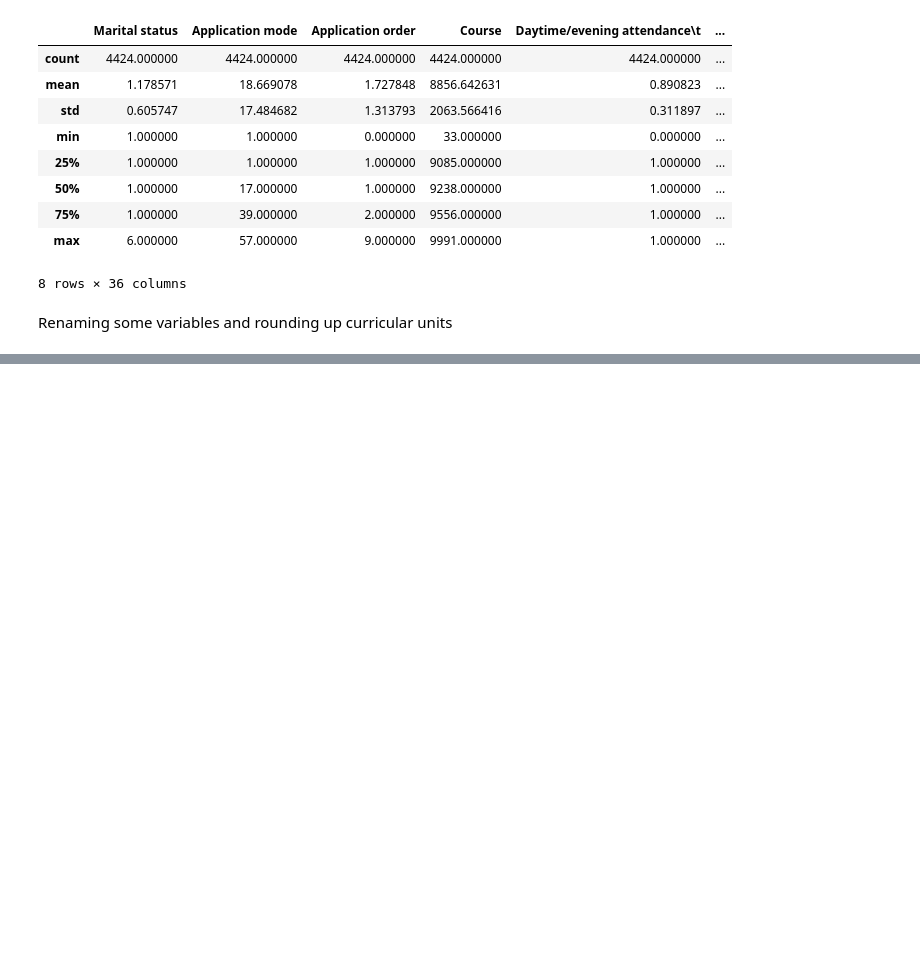
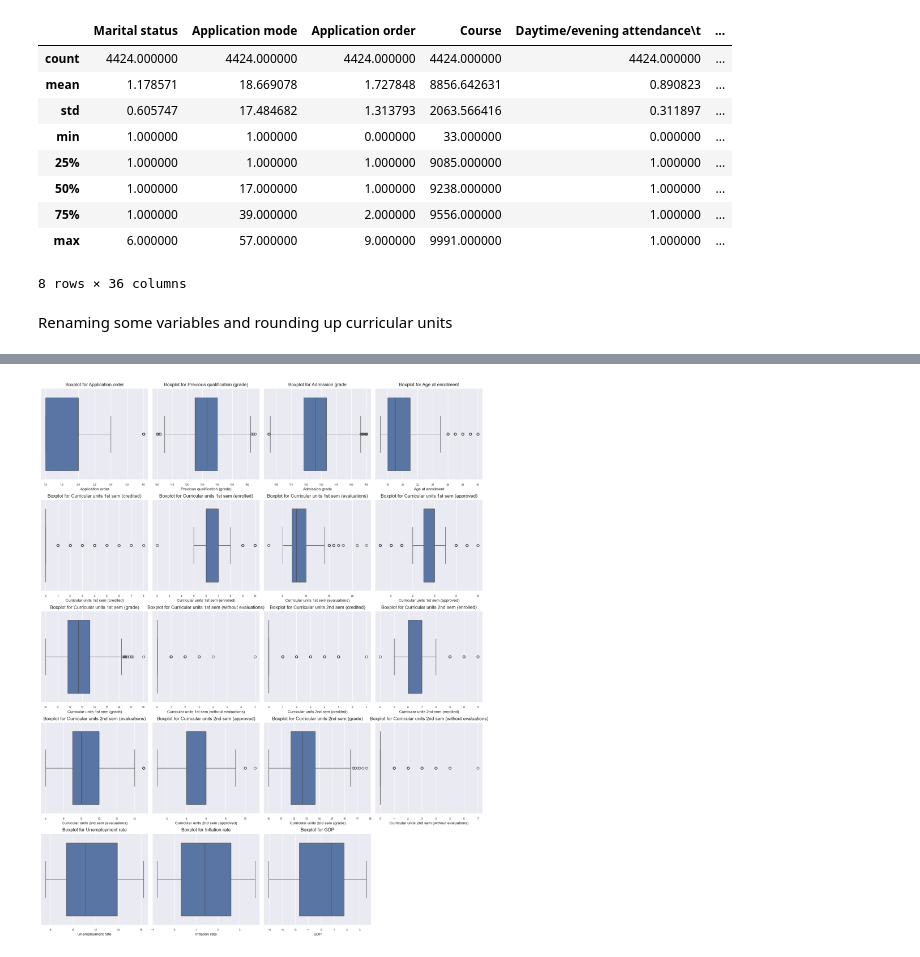
Before and after one commit to MSC-DS-Y1/Applied-Machine-Learning-Project, a Jupyter notebook: src/dataset/data_cleaning.ipynb, the cells around one changed output, grey strips where cells are left out. Saved outputs shown, nothing was run; the diff lists cells and outputs as text; code cells hidden in the pictures; blank space fills up the shorter version.

Commit message:
Outlier detection

```diff
--- a/src/dataset/data_cleaning.ipynb
+++ b/src/dataset/data_cleaning.ipynb
@@ -82,0 +113,78 @@ plt.show()
+# %%
+thresholds = [
+    {"Name": "Marital status", "UpperThreshold": 0, "LowerThreshold": 0},
+    {"Name": "Application mode", "UpperThreshold": 0, "LowerThreshold": 0},
+    {"Name": "Application order", "UpperThreshold": 4, "LowerThreshold": 0},
+    {"Name": "Course", "UpperThreshold": 0, "LowerThreshold": 0},
+    {"Name": "Daytime/evening attendance", "UpperThreshold": 0, "LowerThreshold": 0},
+    {"Name": "Previous qualification", "UpperThreshold": 0, "LowerThreshold": 0},
+    {"Name": "Previous qualification (grade)", "UpperThreshold": 165, "LowerThreshold": 100},
+    {"Name": "Nationality", "UpperThreshold": 0, "LowerThreshold": 0},
+    {"Name": "Mother's qualification", "UpperThreshold": 0, "LowerThreshold": 0},
+    {"Name": "Father's qualification", "UpperThreshold": 0, "LowerThreshold": 0},
+    {"Name": "Mother's occupation", "UpperThreshold": 0, "LowerThreshold": 0},
+    {"Name": "Father's occupation", "UpperThreshold": 0, "LowerThreshold": 0},
+    {"Name": "Admission grade", "UpperThreshold": 160, "LowerThreshold": 0},
+    {"Name": "Displaced", "UpperThreshold": 0, "LowerThreshold": 0},
+    {"Name": "Educational special needs", "UpperThreshold": 0, "LowerThreshold": 0},
+    {"Name": "Debtor", "UpperThreshold": 0, "LowerThreshold": 0},
+    {"Name": "Tuition fees up to date", "UpperThreshold": 0, "LowerThreshold": 0},
+    {"Name": "Gender", "UpperThreshold": 0, "LowerThreshold": 0},
+    {"Name": "Scholarship holder", "UpperThreshold": 0, "LowerThreshold": 0},
+    {"Name": "Age at enrollment", "UpperThreshold": 30, "LowerThreshold": 0},
+    {"Name": "International", "UpperThreshold": 0, "LowerThreshold": 0},
+    {"Name": "Curricular units 1st sem (credited)", "UpperThreshold": 0, "LowerThreshold": 0},
+    {"Name": "Curricular units 1st sem (enrolled)", "UpperThreshold": 10, "LowerThreshold": 0},
+    {"Name": "Curricular units 1st sem (evaluations)", "UpperThreshold": 0, "LowerThreshold": 0},
+    {"Name": "Curricular units 1st sem (approved)", "UpperThreshold": 0, "LowerThreshold": 0},
+    {"Name": "Curricular units 1st sem (grade)", "UpperThreshold": 0, "LowerThreshold": 0.1},
+    {"Name": "Curricular units 1st sem (without evaluations)", "UpperThreshold": 0, "LowerThreshold": 0},
+    {"Name": "Curricular units 2nd sem (credited)", "UpperThreshold": 0, "LowerThreshold": 0},
+    {"Name": "Curricular units 2nd sem (enrolled)", "UpperThreshold": 0, "LowerThreshold": 0},
+    {"Name": "Curricular units 2nd sem (evaluations)", "UpperThreshold": 15, "LowerThreshold": 0},
+    {"Name": "Curricular units 2nd sem (approved)", "UpperThreshold": 0, "LowerThreshold": 0},
+    {"Name": "Curricular units 2nd sem (grade)", "UpperThreshold": 0, "LowerThreshold": 0.1},
+    {"Name": "Curricular units 2nd sem (without evaluations)", "UpperThreshold": 0, "LowerThreshold": 0},
+    {"Name": "Unemployment rate", "UpperThreshold": 0, "LowerThreshold": 0},
+    {"Name": "Inflation rate", "UpperThreshold": 0, "LowerThreshold": 0},
+    {"Name": "GDP", "UpperThreshold": 0, "LowerThreshold": 0},
+    {"Name": "Target", "UpperThreshold": 0, "LowerThreshold": 0}
+]
+
+def remove_outliers(data, thresholds):
+    # Iterate over each feature in the thresholds list
+    for threshold in thresholds:
+        column = threshold['Name']
+        upper_threshold = threshold['UpperThreshold']
+        lower_threshold = threshold['LowerThreshold']
+
+        # If thresholds are non-zero, apply filtering to remove outliers
+        if upper_threshold != 0:
+            data = data[(data[column] <= upper_threshold)]
+
+        if lower_threshold != 0:
+            data = data[(data[column] >= lower_threshold)]
+
+    return data
+
+cleaned_data = remove_outliers(data, thresholds)
+
+
+
+n_cols = 4
+n_rows = (len(numerical_columns) + n_cols - 1) // n_cols
+
+# Set the size of the plot
+plt.figure(figsize=(n_cols * 4, n_rows * 4))
+
+# Create a grid of boxplots
+for i, column in enumerate(numerical_columns, start=1):
+    plt.subplot(n_rows, n_cols, i)
+    sns.boxplot(x=cleaned_data[column])
+    plt.title(f'Boxplot for {column}', fontsize=12)
+    plt.xlabel(column, fontsize=10)
+    plt.tight_layout()
+
+plt.show()
+# %% [output]
+[figure, added]
```
Also changed, not shown: parts of 3 cells of this notebook.
